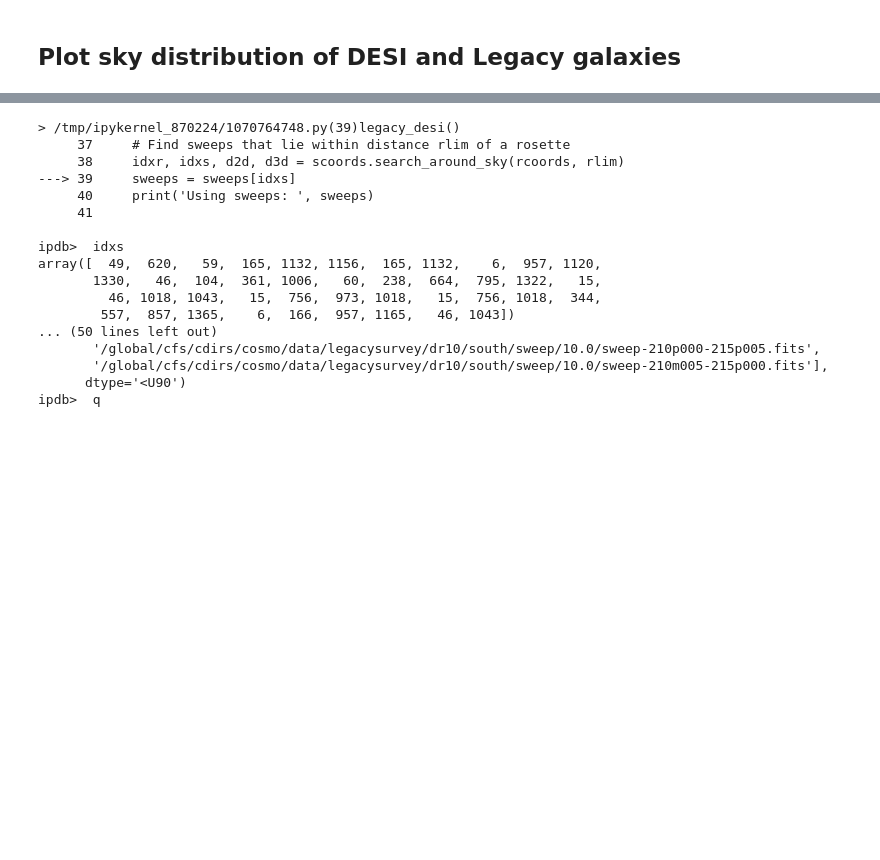
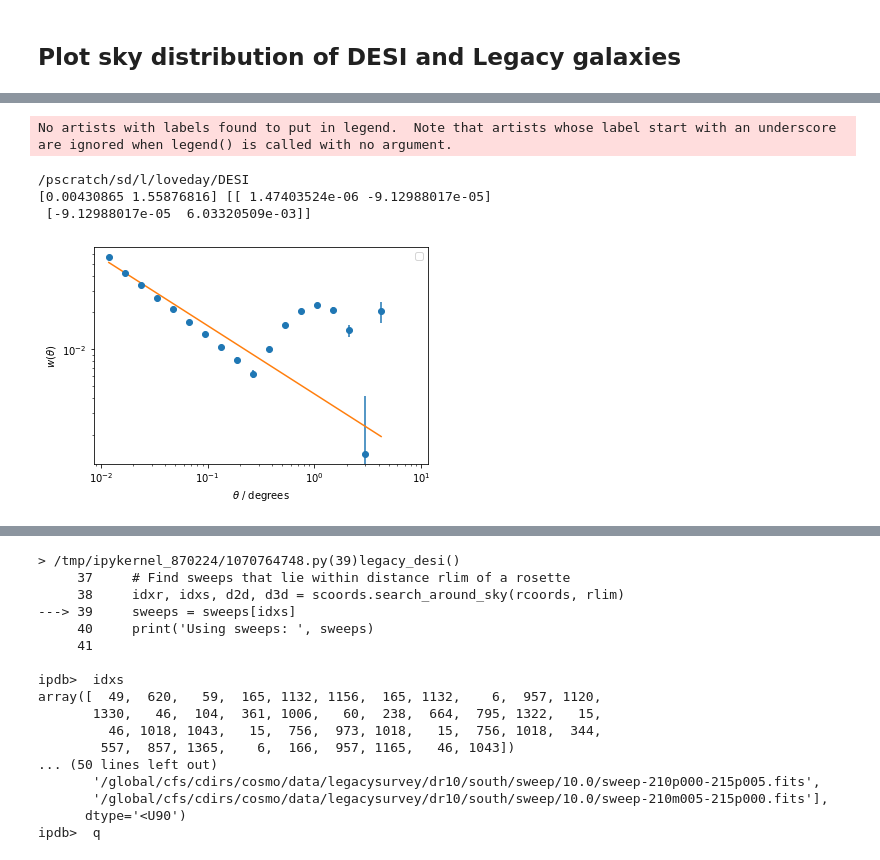
Before and after one commit to JonLoveday/scaling-tests, a Jupyter notebook: DESI.ipynb, the cells around one changed output, grey strips where cells are left out. Drawn from its saved outputs; the diff is of its cells as text; code cells hidden in the pictures; blank space fills up the shorter version.

```diff
--- a/DESI.ipynb
+++ b/DESI.ipynb
@@ -227,3 +259,46 @@ def w_plot_mag(nm=5, njack=11, fit_range=[0.01, 5], p0=[0.05, 1.7],
     plt.xlabel(r'$\theta$ / degrees')
     plt.ylabel(r'$w(\theta)$')
     plt.show()
+# %%
+def w_x_plot(nz=5, nm=5, njack=10, fit_range=[0.01, 5], p0=[0.05, 1.7],
+               prefix='bgs_x_l/', avgcounts=False, ic_rmax=0):
+    """DESI-Legacy angular cross-correlations in redshift/mag bins (not yet!)."""
+
+    ax = plt.subplot(111)
+    corrs = []
+    for ijack in range(njack+1):
+        infile = f'{prefix}RR_J{ijack}.pkl'
+        (info, RR_counts) = pickle.load(open(infile, 'rb'))
+        infile = f'{prefix}DD_J{ijack}.pkl'
+        (info, DD_counts) = pickle.load(open(infile, 'rb'))
+        infile = f'{prefix}DR_J{ijack}.pkl'
+        (info, DR_counts) = pickle.load(open(infile, 'rb'))
+        infile = f'{prefix}DL_J{ijack}.pkl'
+        (info, DL_counts) = pickle.load(open(infile, 'rb'))
+        infile = f'{prefix}LR_J{ijack}.pkl'
+        (info, LR_counts) = pickle.load(open(infile, 'rb'))
+        corrs.append(
+            wcorr.Corr1d(info['Ngal'], info['Nran'],
+                         DD_counts, DR_counts, RR_counts, d1d2=DL_counts, d2r1=LR_counts, est='phx'))
+    corr = corrs[0]
+    corr.err = np.std(np.array([corrs[i].est for i in range(1, njack+1)]), axis=0)
+    if ic_rmax > 0:
+        corr.ic_calc(fit_range, p0, ic_rmax)
+    corr.plot(ax)
+    popt, pcov = corr.fit_w(fit_range, p0, ax)
+    print(popt, pcov)
+    plt.loglog()
+    plt.legend()
+    plt.xlabel(r'$\theta$ / degrees')
+    plt.ylabel(r'$w(\theta)$')
+    plt.show()
+# %%
+reload(wcorr)
+%cd /pscratch/sd/l/loveday/DESI
+w_x_plot()
+# %% [output]
+No artists with labels found to put in legend.  Note that artists whose label start with an underscore are ignored when legend() is called with no argument.
+/pscratch/sd/l/loveday/DESI
+[0.00430865 1.55876816] [[ 1.47403524e-06 -9.12988017e-05]
+ [-9.12988017e-05  6.03320509e-03]]
+[figure, added]
```
Also changed, not shown: parts of 5 cells of this notebook.
